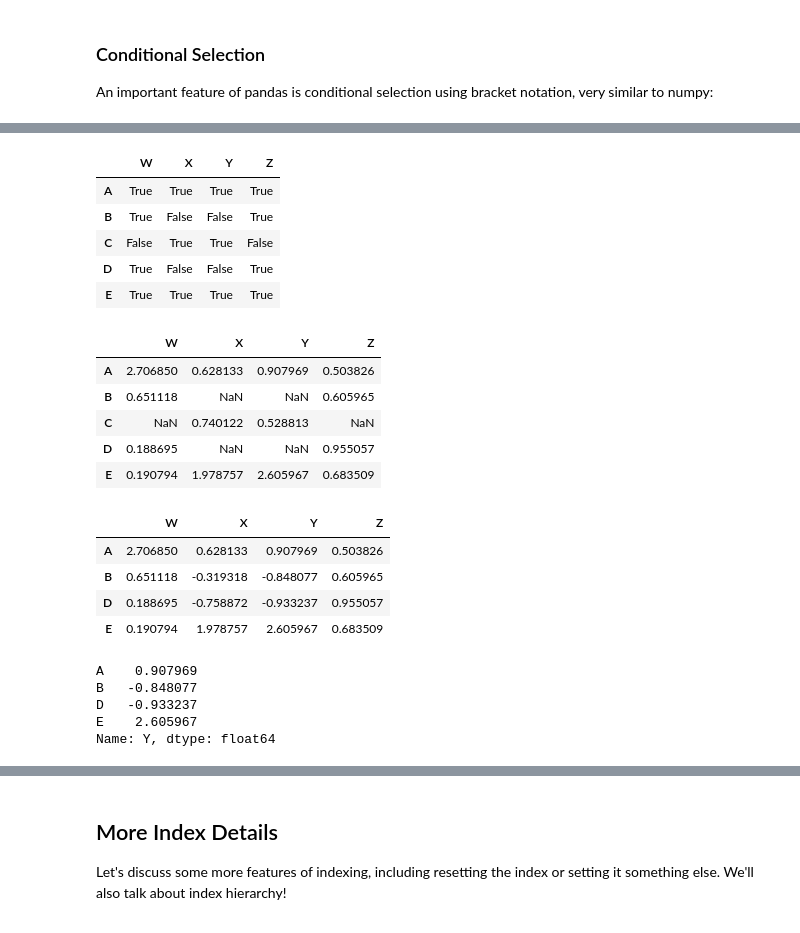
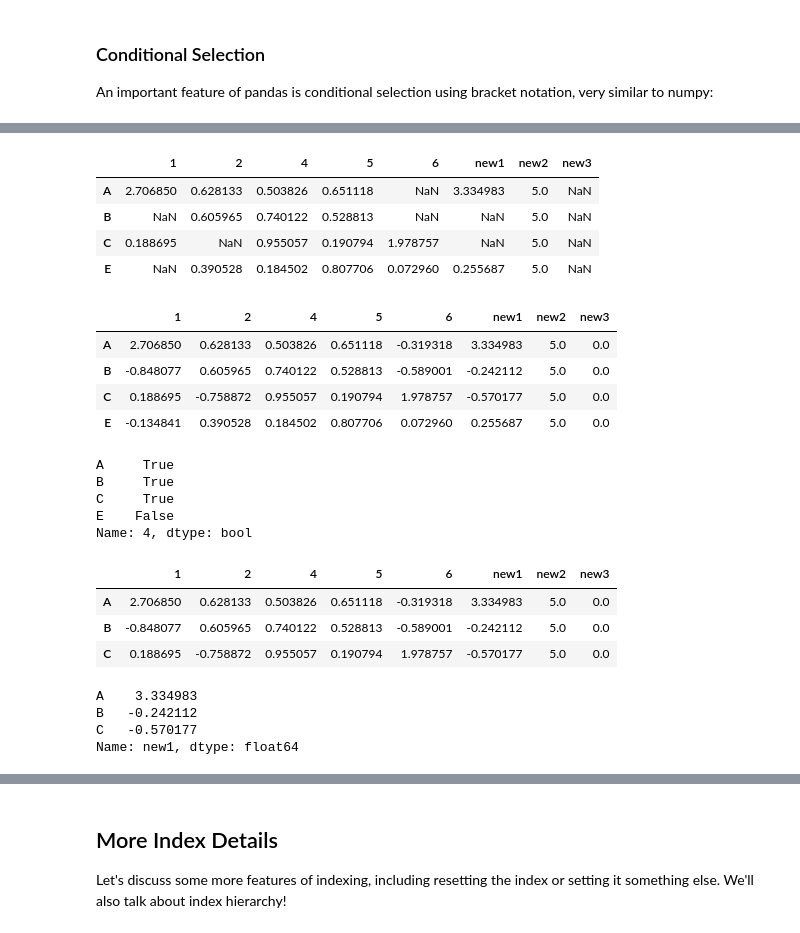
Before and after one commit to Im-Madhur-Gupta/LearningML, a Jupyter notebook: Data Science and Machine Learning Course Jose Portilla/Notes/03-Python-for-Data-Analysis-Pandas/03-DataFrames.ipynb, the cells around one changed output, grey strips where cells are left out. Cells and saved outputs as stored; diff of their text form; code cells hidden in the pictures.

```diff
--- a/Data Science and Machine Learning Course Jose Portilla/Notes/03-Python-for-Data-Analysis-Pandas/03-DataFrames.ipynb
+++ b/Data Science and Machine Learning Course Jose Portilla/Notes/03-Python-for-Data-Analysis-Pandas/03-DataFrames.ipynb
@@ -65,8 +81,12 @@ type(df['W'])
 pandas.core.series.Series
 # %% [markdown]
 **Creating a new column:**
-# %%
-df['new'] = df['W'] + df['Y']
+# %%
+# In a DataFrame we can create a new column using the following syntax -
+# dataframe_name[column_name] = list, Numpy vector, of same size as the number of rows.
+df["new1"] = df[1] + df[2]
+df["new2"] = np.ones(5) * 5
+df["new3"] = np.zeros(5)
 # %%
 df
 # %% [output]
@@ -100,5 +133,8 @@ df
-# %%
-df.drop('new',axis=1,inplace=True)
+# %%
+# To cause a change in original "df" dataframe, we have to give drop() an additional argument inPlace=True
+# Default value of inplace is False, as we saw above.
+df.drop("D",axis=0,inplace=True) # 'D' row deletion
+df.drop(3,axis=1,inplace=True) # 3 column deletion
 # %%
 df
 # %% [output]
@@ -166,34 +229,38 @@ df
+# %%
+df[bool_df]
+# %% [output]
+|  | 1 | 2 | 4 | 5 | 6 | new1 | new2 | new3 |
+| A | 2.706850 | 0.628133 | 0.503826 | 0.651118 | NaN | 3.334983 | 5.0 | NaN |
+| B | NaN | 0.605965 | 0.740122 | 0.528813 | NaN | NaN | 5.0 | NaN |
+| C | 0.188695 | NaN | 0.955057 | 0.190794 | 1.978757 | NaN | 5.0 | NaN |
+| E | NaN | 0.390528 | 0.184502 | 0.807706 | 0.072960 | 0.255687 | 5.0 | NaN |
 # %%
-df>0
+df
 # %% [output]
-|  | W | X | Y | Z |
-| A | True | True | True | True |
-| B | True | False | False | True |
-| C | False | True | True | False |
-| D | True | False | False | True |
-| E | True | True | True | True |
+|  | 1 | 2 | 4 | 5 | 6 | new1 | new2 | new3 |
+| A | 2.706850 | 0.628133 | 0.503826 | 0.651118 | -0.319318 | 3.334983 | 5.0 | 0.0 |
+| B | -0.848077 | 0.605965 | 0.740122 | 0.528813 | -0.589001 | -0.242112 | 5.0 | 0.0 |
+| C | 0.188695 | -0.758872 | 0.955057 | 0.190794 | 1.978757 | -0.570177 | 5.0 | 0.0 |
+| E | -0.134841 | 0.390528 | 0.184502 | 0.807706 | 0.072960 | 0.255687 | 5.0 | 0.0 |
+# %%
+df[4] > 0.5 # Sare wo rows of column 4 jinme value > 0.5 -> true.
+# %% [output]
+A     True
+B     True
+C     True
+E    False
+Name: 4, dtype: bool
+# %%
+df[df[4]>0.5] # Ye wo sari puri rows dedega jinme upar True aya tha.
+# %% [output]
+|  | 1 | 2 | 4 | 5 | 6 | new1 | new2 | new3 |
+| A | 2.706850 | 0.628133 | 0.503826 | 0.651118 | -0.319318 | 3.334983 | 5.0 | 0.0 |
+| B | -0.848077 | 0.605965 | 0.740122 | 0.528813 | -0.589001 | -0.242112 | 5.0 | 0.0 |
+| C | 0.188695 | -0.758872 | 0.955057 | 0.190794 | 1.978757 | -0.570177 | 5.0 | 0.0 |
 # %%
-df[df>0]
+df[df[4]>0.5]['new1']
 # %% [output]
-|  | W | X | Y | Z |
-| A | 2.706850 | 0.628133 | 0.907969 | 0.503826 |
-| B | 0.651118 | NaN | NaN | 0.605965 |
-| C | NaN | 0.740122 | 0.528813 | NaN |
-| D | 0.188695 | NaN | NaN | 0.955057 |
-| E | 0.190794 | 1.978757 | 2.605967 | 0.683509 |
+A    3.334983
+B   -0.242112
+C   -0.570177
+Name: new1, dtype: float64
-# %%
-df[df['W']>0]
-# %% [output]
-|  | W | X | Y | Z |
-| A | 2.706850 | 0.628133 | 0.907969 | 0.503826 |
-| B | 0.651118 | -0.319318 | -0.848077 | 0.605965 |
-| D | 0.188695 | -0.758872 | -0.933237 | 0.955057 |
-| E | 0.190794 | 1.978757 | 2.605967 | 0.683509 |
-# %%
-df[df['W']>0]['Y']
-# %% [output]
-A    0.907969
-B   -0.848077
-D   -0.933237
-E    2.605967
-Name: Y, dtype: float64
```
Also changed, not shown: parts of 76 cells of this notebook.
